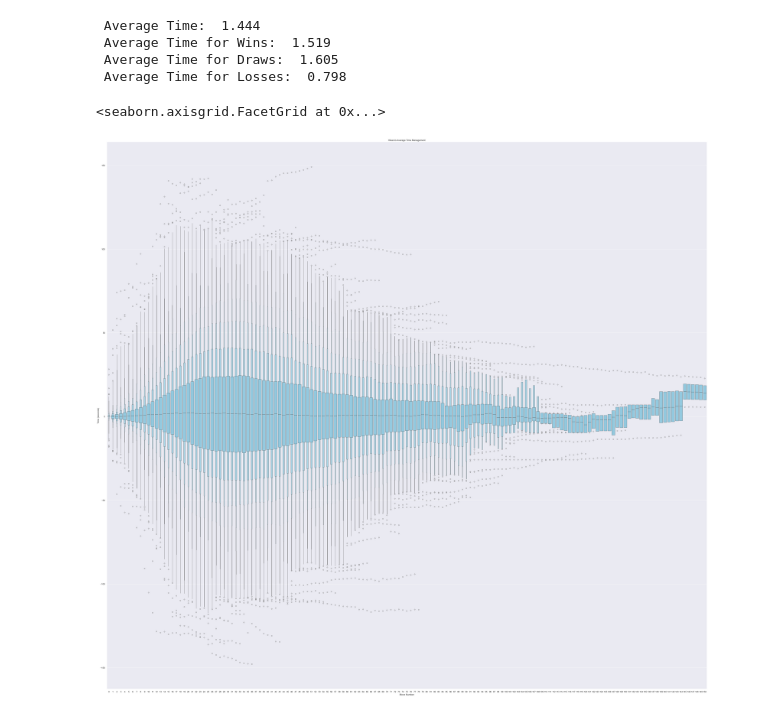
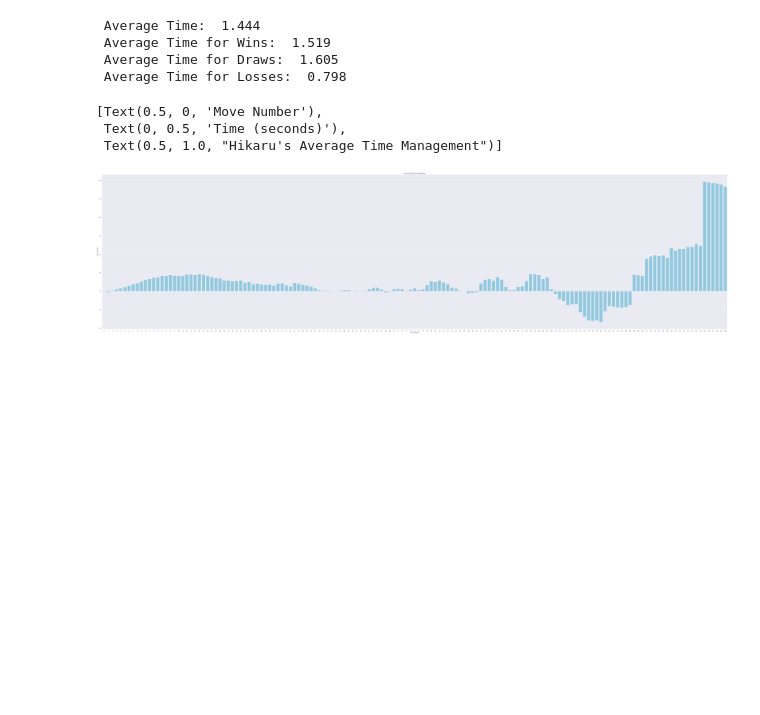
Before and after one commit to le-sun/chess_stats, a Jupyter notebook: stats.ipynb, the cells around one changed output. Cells and saved outputs as stored; diff of their text form; code cells hidden in the pictures; blank space fills up the shorter version.

Commit message:
using barplot

```diff
--- a/stats.ipynb
+++ b/stats.ipynb
@@ -78,9 +78,12 @@ avg_time_wins_df = pd.DataFrame(avg_time_wins)
 avg_time_draws_df = pd.DataFrame(avg_time_draws)
 avg_time_losses_df = pd.DataFrame(avg_time_losses)
 # %%
-ax1 = sns.catplot(data=avg_times_df, kind="boxen", showfliers=True, height=40, aspect=11/10, color="skyblue")
+# ax1 = sns.catplot(data=avg_times_df, kind="boxen", showfliers=True, height=40, aspect=11/10, color="skyblue")
+ax1 = sns.barplot(data=avg_times_df, errorbar=None, color="skyblue")
 ax1.set(xlabel='Move Number', ylabel='Time (seconds)', title="Hikaru's Average Time Management")
 # %% [output]
-<seaborn.axisgrid.FacetGrid at 0x...>
+[Text(0.5, 0, 'Move Number'),
+ Text(0, 0.5, 'Time (seconds)'),
+ Text(0.5, 1.0, "Hikaru's Average Time Management")]
-[figure, old version]
+[figure, new version]
 # %%
```
Also changed, not shown: parts of 3 cells of this notebook, 4 other files.
